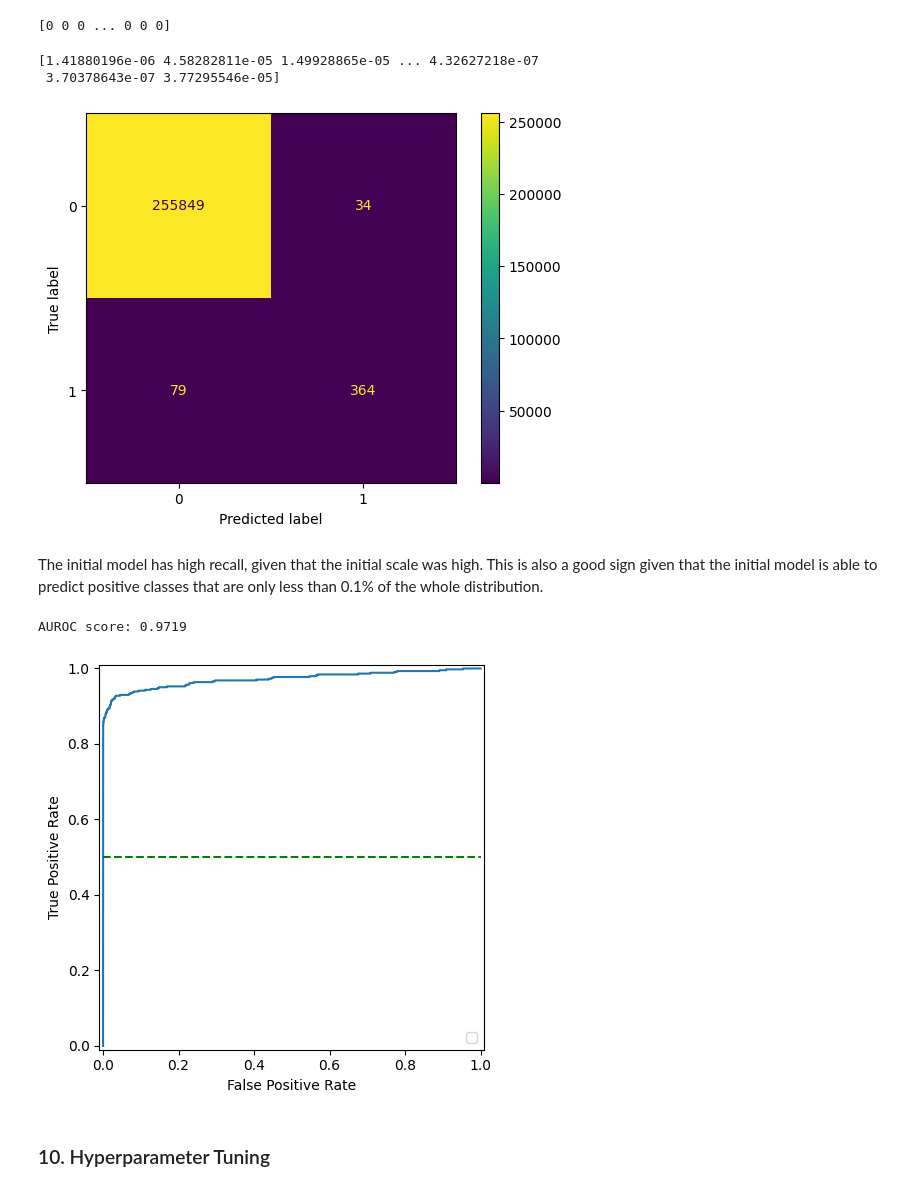
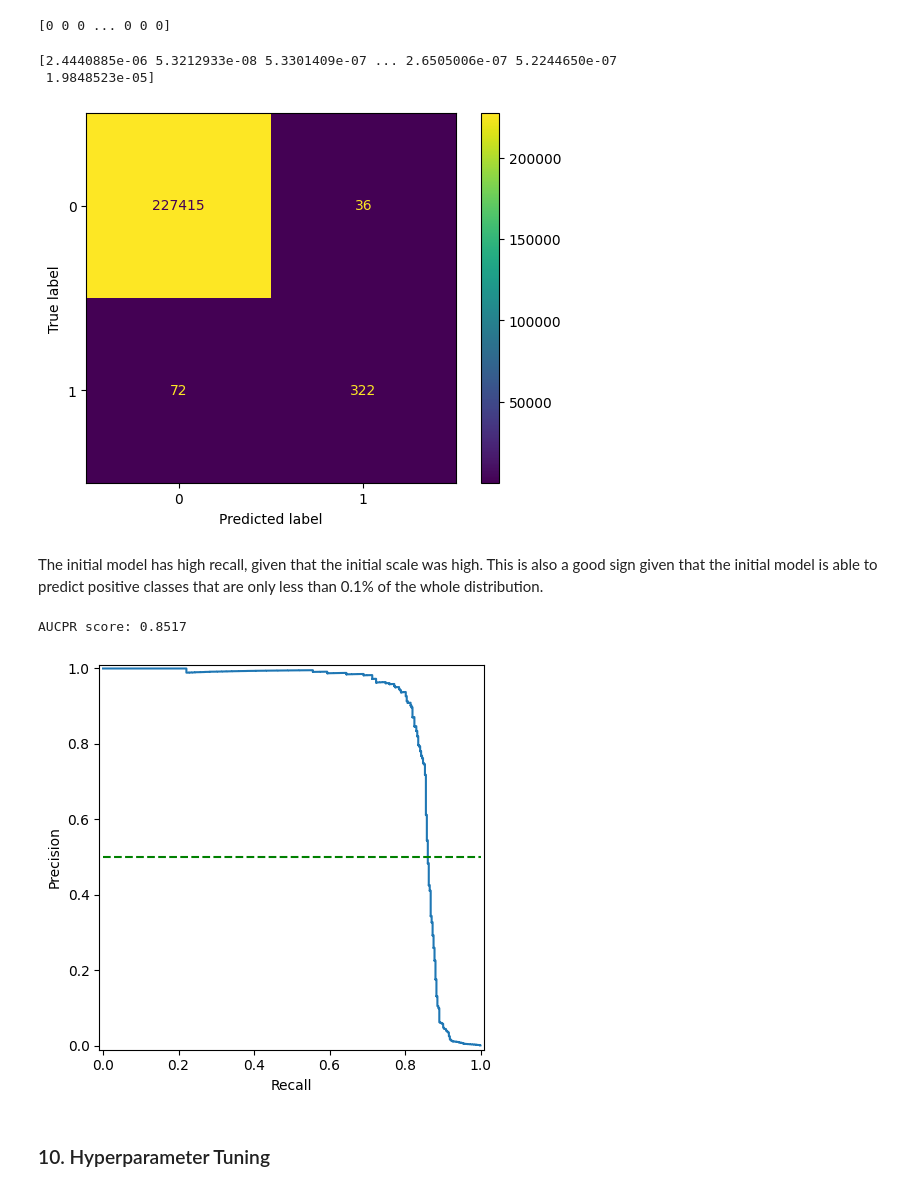
Before and after one commit to jvlaguer/gt_propensity_model, a Jupyter notebook: notebooks/Laguer_John Victor-sb_fraud_detection-xgboost.ipynb, the cells around one changed output. Saved outputs shown, nothing was run; the diff lists cells and outputs as text; code cells hidden in the pictures.

```diff
--- a/notebooks/Laguer_John Victor-sb_fraud_detection-xgboost.ipynb
+++ b/notebooks/Laguer_John Victor-sb_fraud_detection-xgboost.ipynb
@@ -347,7 +347,7 @@ y = df_explore[target]
 # %%
 from sklearn.model_selection import train_test_split
 
-X_train, X_test, y_train, y_test = train_test_split(X, y, test_size=0.1, random_state=10, stratify=y)
+X_train, X_test, y_train, y_test = train_test_split(X, y, test_size=0.2, random_state=10, stratify=y)
 # %%
 # checking distributions of the resulting train, and test sets
 fig, ax = plt.subplots(1,2, figsize=(10,5))
@@ -442,5 +456,5 @@ scale_weight = len(y_train[y_train == 0]) / len(y_train[y_train == 1])
 print('Scale class weight: ', scale_weight)
 
 # initialize model
-model = xgb.XGBClassifier(scale_pos_weight = scale_weight, eval_metric='auc', booster='gbtree', random_state=10)
+model = xgb.XGBClassifier(scale_pos_weight = scale_weight, eval_metric=average_precision_score, booster='gbtree', random_state=10)
 # %% [output]
@@ -453,7 +467,7 @@ from sklearn.metrics import accuracy_score, precision_score, recall_score, f1_sc
 from sklearn.model_selection import StratifiedKFold, cross_val_score, cross_val_predict
 
 # Doing 10 splits
-cv = StratifiedKFold(n_splits=20, shuffle=True, random_state=10)
+cv = StratifiedKFold(n_splits=10, shuffle=True, random_state=10)
 
 dict_eval_metrics = {'accuracy': accuracy_score,
              'precision': precision_score,
@@ -510,17 +524,17 @@ print(y_cv_preds)
 # checking probability values
 print(y_cv_probs)
 # %% [output]
-[1.41880196e-06 4.58282811e-05 1.49928865e-05 ... 4.32627218e-07
- 3.70378643e-07 3.77295546e-05]
+[2.4440885e-06 5.3212933e-08 5.3301409e-07 ... 2.6505006e-07 5.2244650e-07
+ 1.9848523e-05]
 # %%
 plot_confusion_matrix(y_actuals=y_train, y_preds=y_cv_preds)
 # %% [output]
-[figure, old version]
+[figure, new version]
 # %% [markdown]
 The initial model has high recall, given that the initial scale was high. This is also a good sign given that the initial model is able to predict positive classes that are only less than 0.1% of the whole distribution.
 # %%
-def plot_auroc_curve(y_actuals, y_probs):
-    """Displaying AUROC Curve
+def plot_prauc_curve(y_actuals, y_probs):
+    """Displaying AUCPR Curve
 
     Parameters
     ----------
@@ -532,18 +546,18 @@ def plot_auroc_curve(y_actuals, y_probs):
     Returns
     -------
     """
-    print('AUROC score: {:.4f}'.format(roc_auc_score(y_actuals, y_probs)))
+    print('AUCPR score: {:.4f}'.format(average_precision_score(y_actuals, y_probs)))
 
-    fpr, tpr, _ = roc_curve(y_actuals, y_probs)
-    roc_display = RocCurveDisplay(fpr=fpr, tpr=tpr).plot()
-    roc_display.figure_.set_size_inches(5,5)
+    prec, rec, _ = precision_recall_curve(y_actuals, y_probs)
+    prauc_display = PrecisionRecallDisplay(precision=prec, recall=rec).plot()
+    prauc_display.figure_.set_size_inches(5,5)
     plt.plot([0, 1], [0.5, 0.5], color = 'g', linestyle='--')
     plt.show()
 # %%
-plot_auroc_curve(y_actuals=y_train, y_probs=y_cv_probs)
+plot_prauc_curve(y_actuals=y_train, y_probs=y_cv_probs)
 # %% [output]
-AUROC score: 0.9719
+AUCPR score: 0.8517
-[figure, old version]
+[figure, new version]
 # %% [markdown]
 ### 10. Hyperparameter Tuning
 # %%
```
Also changed, not shown: parts of 23 cells of this notebook, 4 other files.
